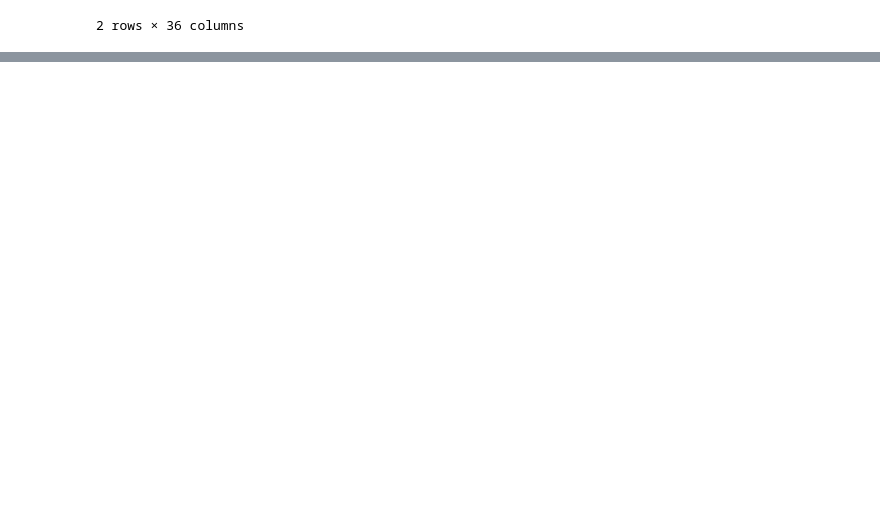
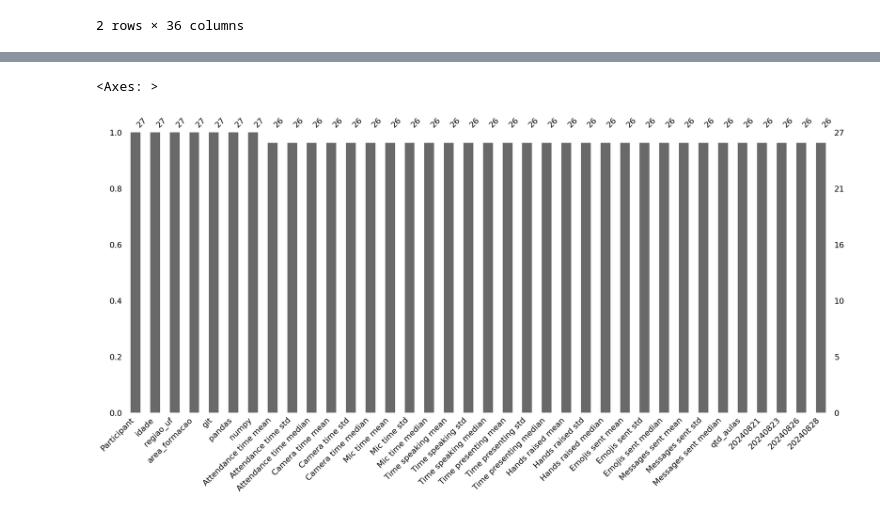
Before and after one commit to robertosgpontes/santander1175, a Jupyter notebook: EDA.ipynb, the cells around one changed output, grey strips where cells are left out. Saved outputs shown, nothing was run; the diff lists cells and outputs as text; code cells hidden in the pictures; blank space fills up the shorter version.

```diff
--- a/EDA.ipynb
+++ b/EDA.ipynb
@@ -356,0 +403,5 @@ dados.head(2)
+# %%
+msno.bar(dados)
+# %% [output]
+<Axes: >
+[figure, added]
```
Also changed, not shown: parts of 14 cells of this notebook, 1 other file.
